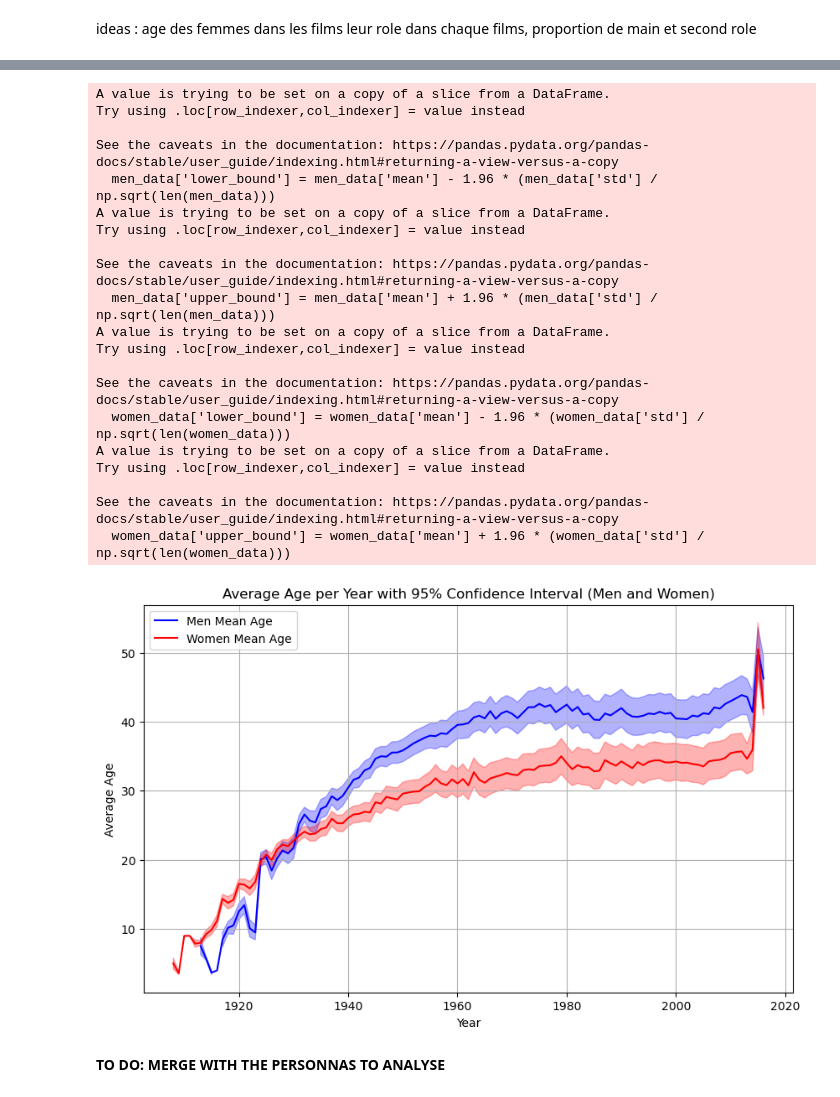
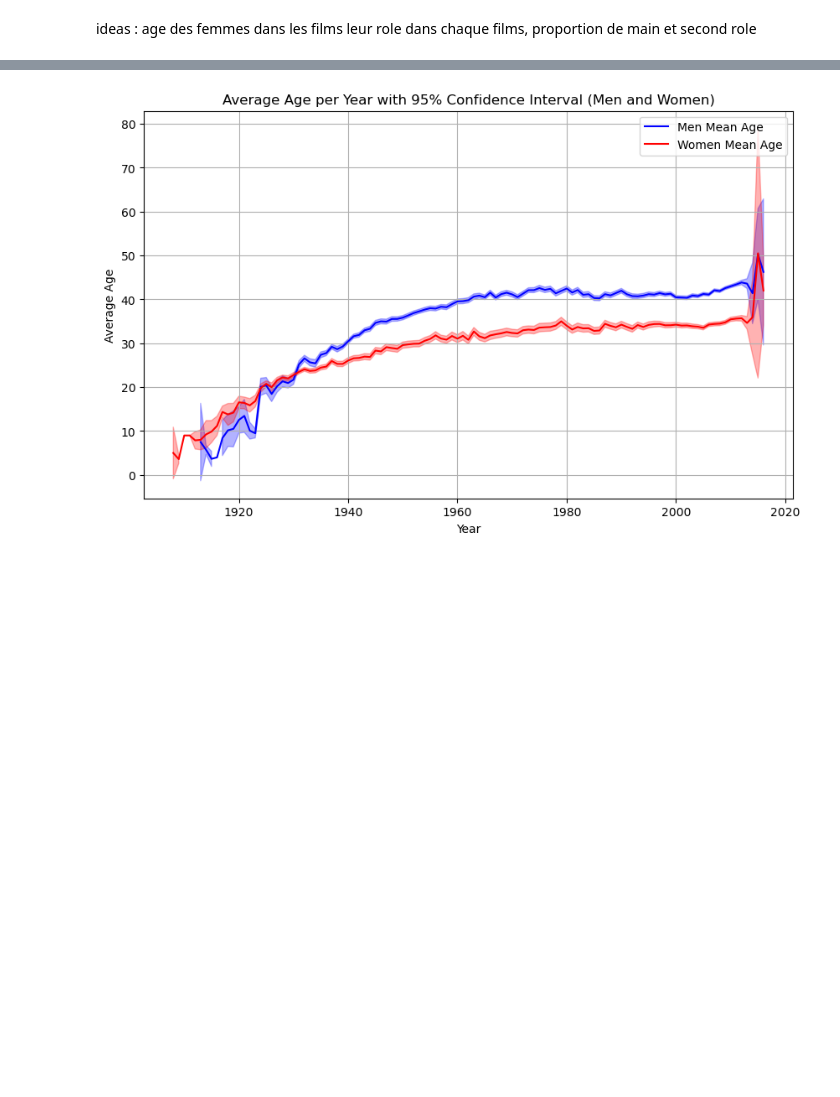
Before and after one commit to epfl-ada/ada-2023-project-badabob, a Jupyter notebook: FirstAnalysis-Victoria.ipynb, the cells around one changed output, grey strips where cells are left out. Saved outputs shown, nothing was run; the diff lists cells and outputs as text; code cells hidden in the pictures; blank space fills up the shorter version.

```diff
--- a/FirstAnalysis-Victoria.ipynb
+++ b/FirstAnalysis-Victoria.ipynb
@@ -509,7 +496,7 @@ display(character_age)
 characters_age_by_year_gender = character_age.groupby([character_metadata_noNA_genderYear['release_date'].dt.year, 'actor_gender'])
 
 # Group by 'release_year' and 'actor_gender', then calculate average age and standard deviation of age for each gender per year
-gender_age_stats_per_year = characters_age_by_year_gender['actor_age'].agg(['mean', 'std'])
+gender_age_stats_per_year = characters_age_by_year_gender['actor_age'].agg(['mean', 'sem'])
 
 # Reset the index to make the grouped columns accessible for further analysis or visualization
 gender_age_stats_per_year.reset_index(inplace=True)
@@ -534,57 +521,32 @@ Average Age and Standard Deviation of Age for Each Gender Per Year:
 
 [213 rows x 4 columns]
 # %%
-# NEED TO SOLVE THE WARNING
-
 # plot the stats
 # Filter data for men and women separately
-men_data = gender_age_stats_per_year[gender_age_stats_per_year['actor_gender'] == 'M']
-women_data = gender_age_stats_per_year[gender_age_stats_per_year['actor_gender'] == 'F']
+men_data = gender_age_stats_per_year[gender_age_stats_per_year['actor_gender'] == 'M'].copy()
+women_data = gender_age_stats_per_year[gender_age_stats_per_year['actor_gender'] == 'F'].copy()
 
 # Calculate 95% confidence interval for men
-men_data['lower_bound'] = men_data['mean'] - 1.96 * (men_data['std'] / np.sqrt(len(men_data)))
-men_data['upper_bound'] = men_data['mean'] + 1.96 * (men_data['std'] / np.sqrt(len(men_data)))
+men_data['lower_bound'] = men_data['mean'] - 1.96 * men_data['sem']
+men_data['upper_bound'] = men_data['mean'] + 1.96 * men_data['sem']
 
 # Calculate 95% confidence interval for women
-women_data['lower_bound'] = women_data['mean'] - 1.96 * (women_data['std'] / np.sqrt(len(women_data)))
-women_data['upper_bound'] = women_data['mean'] + 1.96 * (women_data['std'] / np.sqrt(len(women_data)))
-
+women_data['lower_bound'] = women_data['mean'] - 1.96 * women_data['sem']
+women_data['upper_bound'] = women_data['mean'] + 1.96 * women_data['sem']
 
 # Plotting for men
 plt.figure(figsize=(10, 6))
 plt.plot(men_data['release_date'], men_data['mean'], label='Men Mean Age', color='blue')
 plt.fill_between(men_data['release_date'], men_data['lower_bound'], men_data['upper_bound'], alpha=0.3, color='blue')
 
 # Plotting for women
 plt.plot(women_data['release_date'], women_data['mean'], label='Women Mean Age', color='red')
 plt.fill_between(women_data['release_date'], women_data['lower_bound'], women_data['upper_bound'], alpha=0.3, color='red')
 plt.xlabel('Year')
 plt.ylabel('Average Age')
 plt.title('Average Age per Year with 95% Confidence Interval (Men and Women)')
 plt.legend()
 plt.grid(True)
 plt.show()
 # %% [output]
-A value is trying to be set on a copy of a slice from a DataFrame.
-Try using .loc[row_indexer,col_indexer] = value instead
-
-See the caveats in the documentation: https://pandas.pydata.org/pandas-docs/stable/user_guide/indexing.html#returning-a-view-versus-a-copy
-  men_data['lower_bound'] = men_data['mean'] - 1.96 * (men_data['std'] / np.sqrt(len(men_data)))
-A value is trying to be set on a copy of a slice from a DataFrame.
-Try using .loc[row_indexer,col_indexer] = value instead
-
-See the caveats in the documentation: https://pandas.pydata.org/pandas-docs/stable/user_guide/indexing.html#returning-a-view-versus-a-copy
-  men_data['upper_bound'] = men_data['mean'] + 1.96 * (men_data['std'] / np.sqrt(len(men_data)))
-A value is trying to be set on a copy of a slice from a DataFrame.
-Try using .loc[row_indexer,col_indexer] = value instead
-
-See the caveats in the documentation: https://pandas.pydata.org/pandas-docs/stable/user_guide/indexing.html#returning-a-view-versus-a-copy
-  women_data['lower_bound'] = women_data['mean'] - 1.96 * (women_data['std'] / np.sqrt(len(women_data)))
-A value is trying to be set on a copy of a slice from a DataFrame.
-Try using .loc[row_indexer,col_indexer] = value instead
-
-See the caveats in the documentation: https://pandas.pydata.org/pandas-docs/stable/user_guide/indexing.html#returning-a-view-versus-a-copy
-  women_data['upper_bound'] = women_data['mean'] + 1.96 * (women_data['std'] / np.sqrt(len(women_data)))
-[figure, old version]
+[figure, new version]
-# %% [markdown]
-**TO DO: MERGE WITH THE PERSONNAS TO ANALYSE**
```
Also changed, not shown: parts of 19 cells of this notebook.
